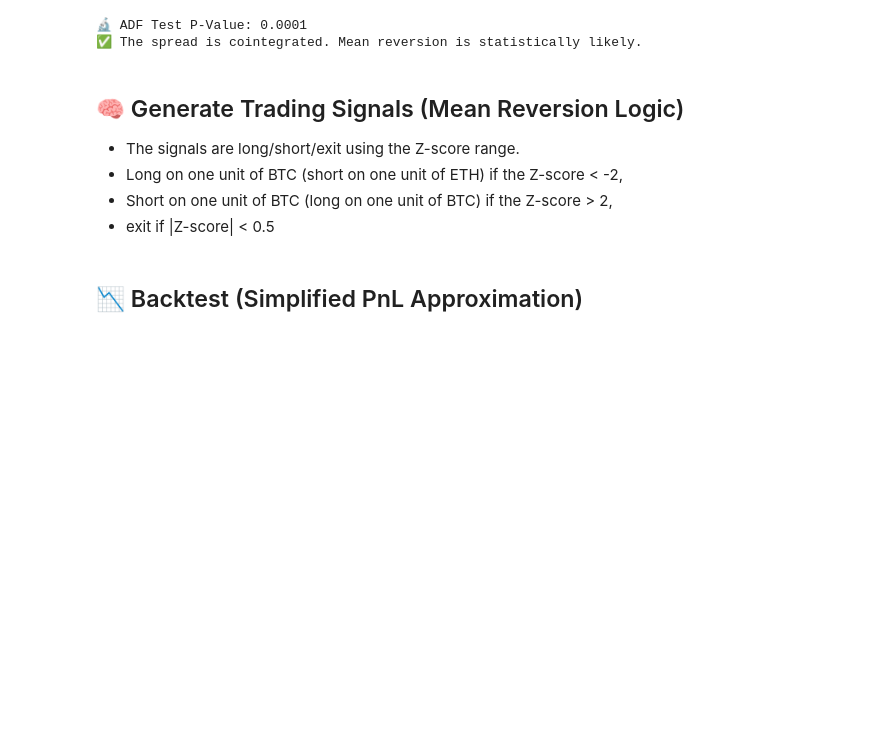
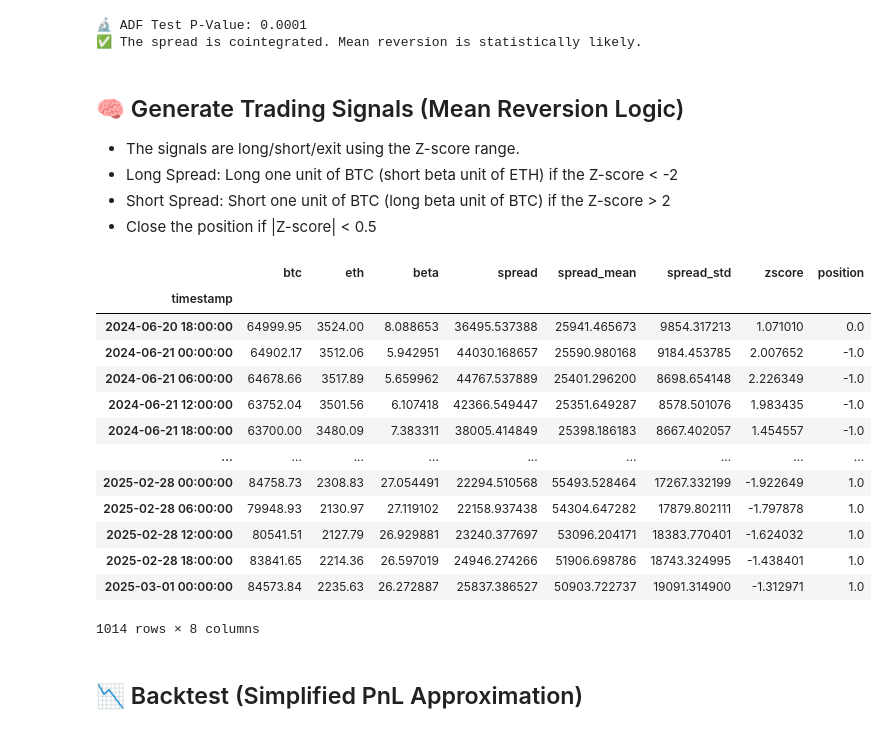
Before and after one commit to yeonjaej/BTC-ETH_pair_trading, a Jupyter notebook: stat_arb_btc_eth_final.ipynb, the cells around one changed output. Drawn from its saved outputs; the diff is of its cells as text; code cells hidden in the pictures; blank space fills up the shorter version.

```diff
--- a/stat_arb_btc_eth_final.ipynb
+++ b/stat_arb_btc_eth_final.ipynb
@@ -91,9 +92,9 @@ else:
 ## 🧠 Generate Trading Signals (Mean Reversion Logic)
 
 - The signals are long/short/exit using the Z-score range.
-- Long on one unit of BTC (short on one unit of ETH) if the Z-score < -2,
-- Short on one unit of BTC (long on one unit of BTC) if the Z-score > 2,
-- exit if |Z-score| < 0.5
+- Long Spread: Long one unit of BTC (short beta unit of ETH) if the Z-score < -2
+- Short Spread: Short one unit of BTC (long beta unit of BTC) if the Z-score > 2
+- Close the position if |Z-score| < 0.5
 # %%
 # --- 4. SIGNAL GENERATION ---
 # Initialize position column
@@ -113,6 +114,23 @@ df.loc[df['zscore'].abs() < EXIT_THRESH, 'position'] = 0
 
 # "Hold" Logic (Forward Fill)
 df['position'] = df['position'].ffill().fillna(0)
+# %%
+df
+# %% [output]
+|  | btc | eth | beta | spread | spread_mean | spread_std | zscore | position |
+| timestamp |  |  |  |  |  |  |  |  |
+| 2024-06-20 18:00:00 | 64999.95 | 3524.00 | 8.088653 | 36495.537388 | 25941.465673 | 9854.317213 | 1.071010 | 0.0 |
+| 2024-06-21 00:00:00 | 64902.17 | 3512.06 | 5.942951 | 44030.168657 | 25590.980168 | 9184.453785 | 2.007652 | -1.0 |
+| 2024-06-21 06:00:00 | 64678.66 | 3517.89 | 5.659962 | 44767.537889 | 25401.296200 | 8698.654148 | 2.226349 | -1.0 |
+| 2024-06-21 12:00:00 | 63752.04 | 3501.56 | 6.107418 | 42366.549447 | 25351.649287 | 8578.501076 | 1.983435 | -1.0 |
+| 2024-06-21 18:00:00 | 63700.00 | 3480.09 | 7.383311 | 38005.414849 | 25398.186183 | 8667.402057 | 1.454557 | -1.0 |
+| ... | ... | ... | ... | ... | ... | ... | ... | ... |
+| 2025-02-28 00:00:00 | 84758.73 | 2308.83 | 27.054491 | 22294.510568 | 55493.528464 | 17267.332199 | -1.922649 | 1.0 |
+| 2025-02-28 06:00:00 | 79948.93 | 2130.97 | 27.119102 | 22158.937438 | 54304.647282 | 17879.802111 | -1.797878 | 1.0 |
+| 2025-02-28 12:00:00 | 80541.51 | 2127.79 | 26.929881 | 23240.377697 | 53096.204171 | 18383.770401 | -1.624032 | 1.0 |
+| 2025-02-28 18:00:00 | 83841.65 | 2214.36 | 26.597019 | 24946.274266 | 51906.698786 | 18743.324995 | -1.438401 | 1.0 |
+| 2025-03-01 00:00:00 | 84573.84 | 2235.63 | 26.272887 | 25837.386527 | 50903.722737 | 19091.314900 | -1.312971 | 1.0 |
+1014 rows × 8 columns
 # %% [markdown]
 ## 📉 Backtest (Simplified PnL Approximation)
 # %%
```
Also changed, not shown: parts of 3 cells of this notebook.
